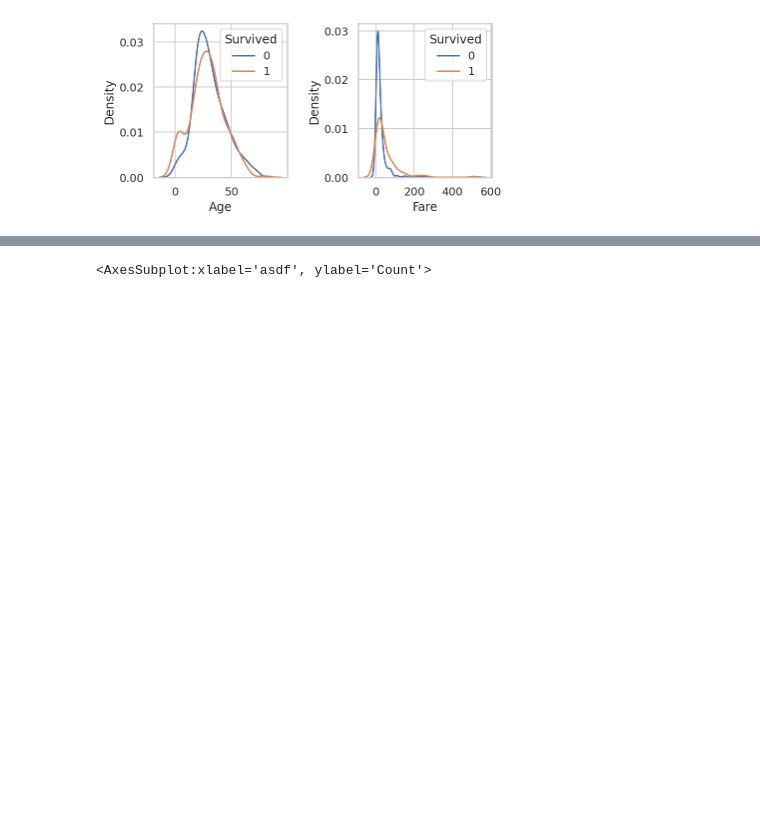
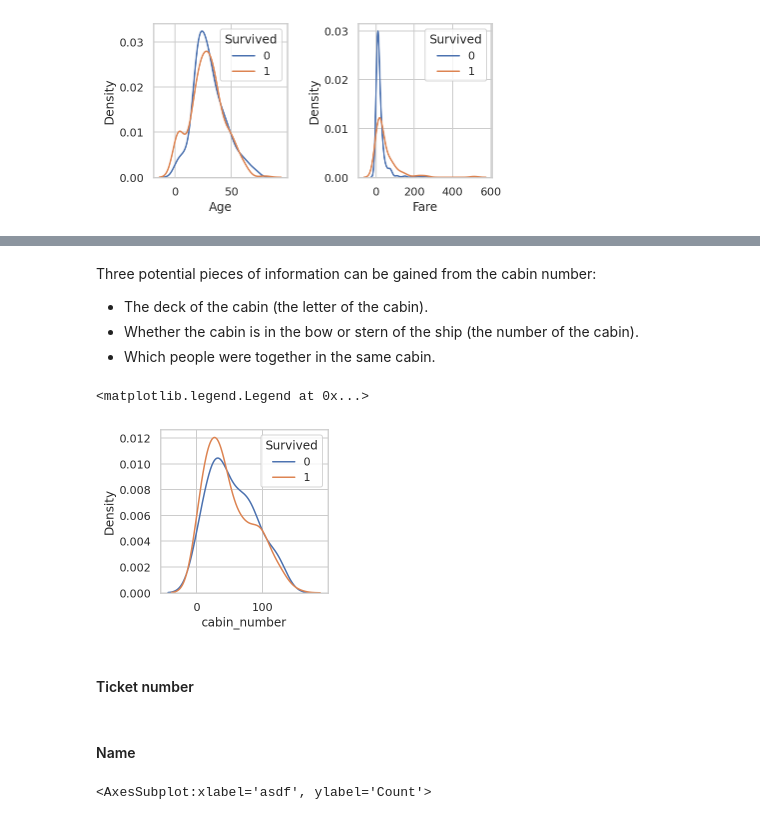
Before and after one commit to dwitvliet/kaggle-titanic, a Jupyter notebook: kaggle-titanic.ipynb, the cells around one changed output, grey strips where cells are left out. Cells and saved outputs as stored; diff of their text form; code cells hidden in the pictures; blank space fills up the shorter version.

```diff
--- a/kaggle-titanic.ipynb
+++ b/kaggle-titanic.ipynb
@@ -161,0 +263,5 @@ plt.tight_layout()
+# %%
+
+train['name_last'] = train['Name'].str.extract(r'^(\w+)')
+train['title'] = train['Name'].str.extract(r'^\w+,\s(\w)')
+train.head()
@@ -162,3 +297,21 @@ plt.tight_layout()
+# %% [markdown]
+Three potential pieces of information can be gained from the cabin number:
+- The deck of the cabin (the letter of the cabin).
+- Whether the cabin is in the bow or stern of the ship (the number of the cabin).
+- Which people were together in the same cabin.
+# %%
+train['cabin_deck'] = train['Cabin'].str.slice(0, 1)
+train['cabin_number'] = train['Cabin'].str.extract(r'(\d+)$').astype(float)
+sns.kdeplot(data=train[train['Survived'] == 0], x='cabin_number', label='0')
+sns.kdeplot(data=train[train['Survived'] == 1], x='cabin_number', label='1')
+plt.legend(title='Survived')
+# %% [output]
+<matplotlib.legend.Legend at 0x...>
+[figure, added]
+# %% [markdown]
+#### Ticket number
+# %% [markdown]
+#### Name
 # %%
 train = train.merge(pd.concat([train, test]).assign(Ticket_count=1).groupby('Ticket')['Ticket_count'].count(), on='Ticket')
 # %%
```
Also changed, not shown: parts of 15 cells of this notebook.
